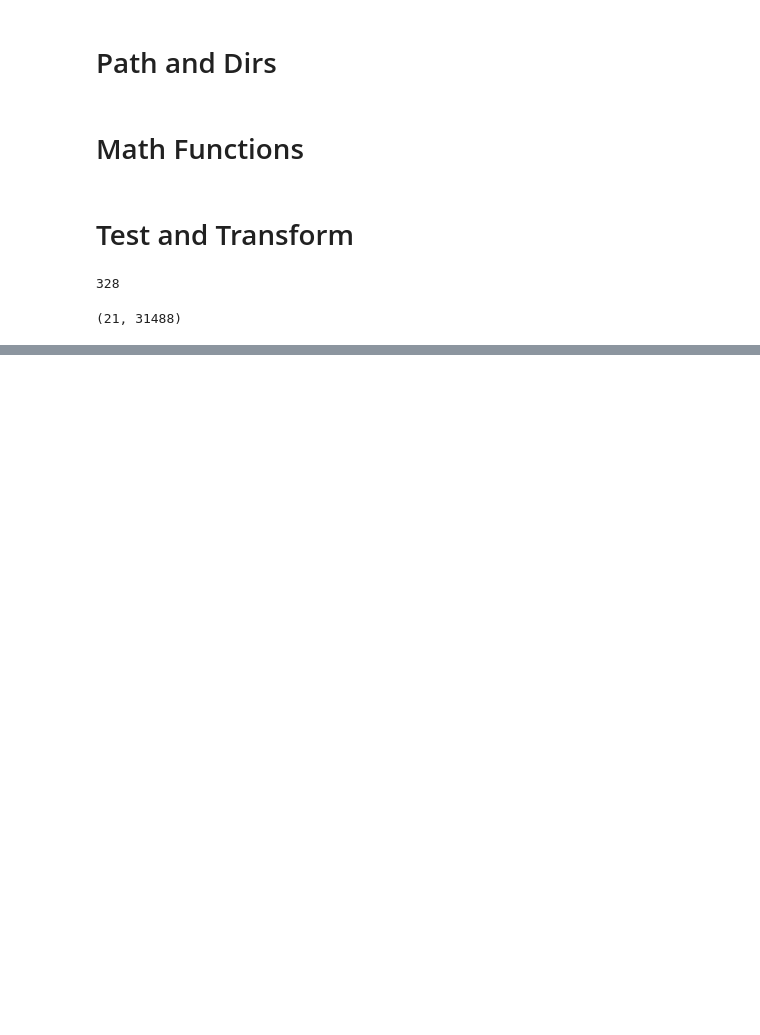
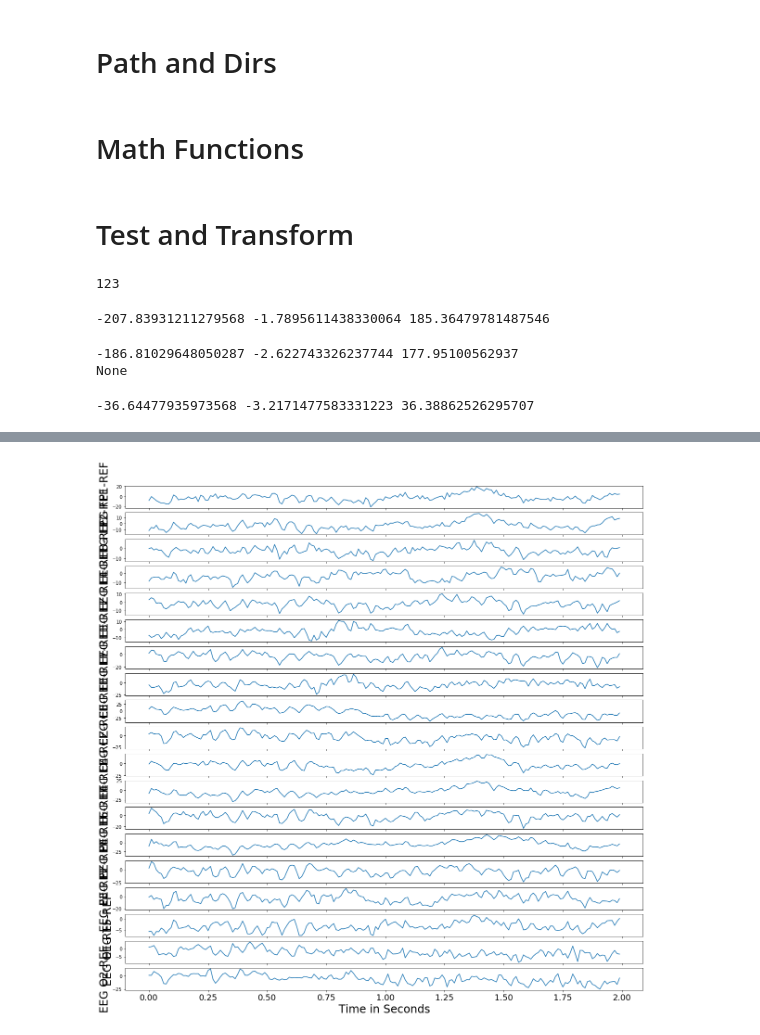
Before and after one commit to danielgrzenda/tuh_eeg, a Jupyter notebook: nbs/05_create_images.ipynb, the cells around one changed output, grey strips where cells are left out. Drawn from its saved outputs; the diff is of its cells as text; code cells hidden in the pictures; blank space fills up the shorter version.

```diff
--- a/nbs/05_create_images.ipynb
+++ b/nbs/05_create_images.ipynb
@@ -116,2 +116,2 @@ filename=str(train_path/'01_tcp_ar/009/00000906/s001_2003_04_23/00000906_s001_t0
 # %%
-CHANNEL_NAMES = ['EEG FP1-REF','EEG FP2-REF','EEG F8-REF','EEG F4-REF','EEG FZ-REF','EEG F3-REF','EEG F7-REF','EEG A1-REF','EEG T3-REF','EEG C3-REF','EEG CZ-REF','EEG C4-REF','EEG T4-REF','EEG A2-REF','EEG T6-REF','EEG P4-REF','EEG PZ-REF','EEG P3-REF','EEG T5-REF','EEG O1-REF','EEG O2-REF']
+CHANNEL_NAMES = ['EEG FP1-REF','EEG FP2-REF','EEG F8-REF','EEG F4-REF','EEG FZ-REF','EEG F3-REF','EEG F7-REF','EEG T3-REF','EEG C3-REF','EEG CZ-REF','EEG C4-REF','EEG T4-REF','EEG T6-REF','EEG P4-REF','EEG PZ-REF','EEG P3-REF','EEG T5-REF','EEG O1-REF','EEG O2-REF']
@@ -129,4 +143,4 @@ def get_eeg(filename):
 # %%
-data, duration = get_eeg(filename); duration
+raw_data, duration = get_eeg(filename); duration
 # %% [output]
-328
+123
@@ -133,9 +151,21 @@ data, duration = get_eeg(filename); duration
+# %%
+prange(raw_data)
+# %% [output]
+-207.83931211279568 -1.7895611438330064 185.36479781487546
 # %%
 num = duration * 96
-data = scipy.signal.resample(data, num=num, axis=1)
-print(data.shape)
-start_obs = int(2 * 96)
-end_obs = int(3 * 96)
+
+#data = scipy.signal.resample(data, num=num, axis=1)
+data = np.empty((raw_data.shape[0], num), np.float64)
+for idx, channel in enumerate(raw_data):
+    data[idx] = scipy.signal.resample(channel, num=num)
+
+print(prange(data))
+
+start_obs = int(0 * 96)
+end_obs = int(2 * 96)
+
 data = data[::,start_obs:end_obs]
 # %% [output]
-(21, 31488)
+-186.81029648050287 -2.622743326237744 177.95100562937
+None
@@ -145,0 +172,7 @@ def prange(*args):
+# %%
+prange(data)
+# %% [output]
+-36.64477935973568 -3.2171477583331223 36.38862526295707
+# %%
+create_plot(data, 96, CHANNEL_NAMES)
+# %% [output]
@@ -146 +180,2 @@ def prange(*args):
+[figure, added]
 # %%
```
Also changed, not shown: parts of 12 cells of this notebook, 4 other files.
